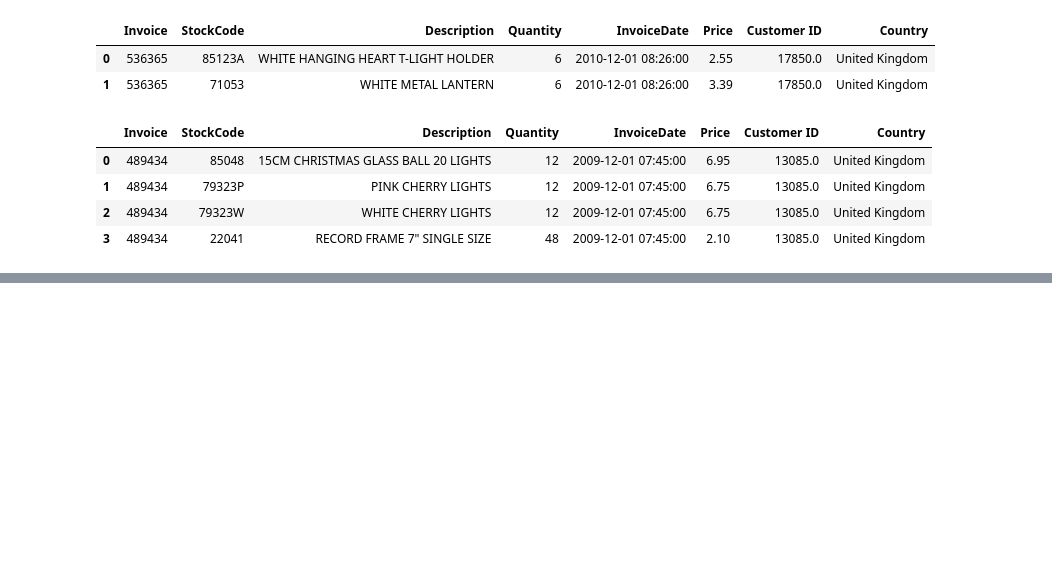
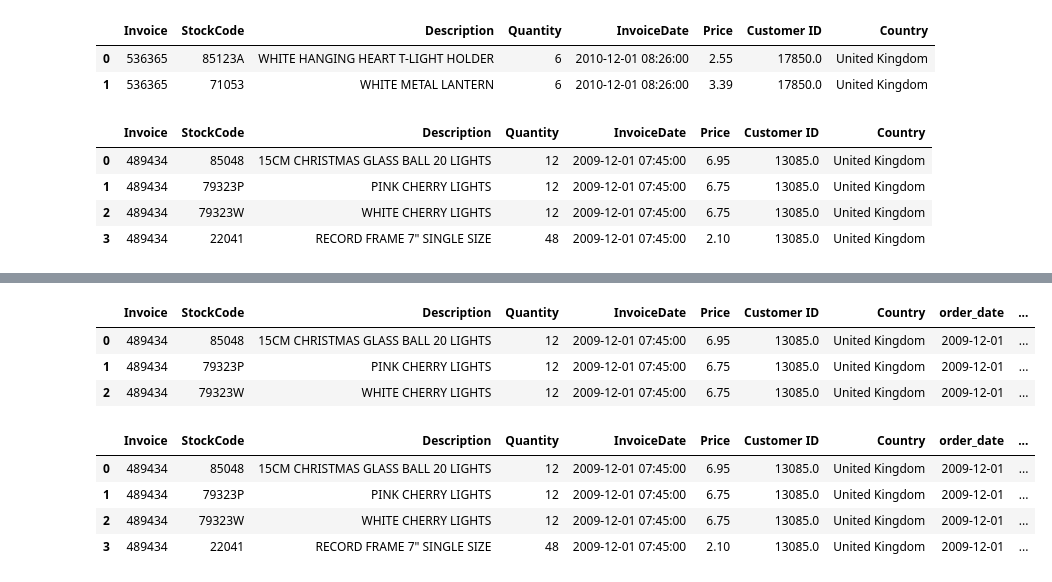
Before and after one commit to walethewave/Advanced-Retail-Analytics-Suite-Customer-Segmentation-Strategic-Insights, a Jupyter notebook: Retail.ipynb, the cells around one changed output, grey strips where cells are left out. Drawn from its saved outputs; the diff is of its cells as text; code cells hidden in the pictures; blank space fills up the shorter version.

```diff
--- a/Retail.ipynb
+++ b/Retail.ipynb
@@ -51,0 +97,6 @@ combined_df.head(4)
+# %%
+from datetime import datetime
+from datetime import timedelta
+convert_dict = {'InvoiceDate': str}
+combined_df= combined_df.astype(convert_dict)
+print(combined_df.dtypes)
@@ -51,0 +119,15 @@ combined_df.head(4)
+# %%
+combined_df.head(3)
+# %% [output]
+|  | Invoice | StockCode | Description | Quantity | InvoiceDate | Price | Customer ID | Country | order_date | ... |
+| 0 | 489434 | 85048 | 15CM CHRISTMAS GLASS BALL 20 LIGHTS | 12 | 2009-12-01 07:45:00 | 6.95 | 13085.0 | United Kingdom | 2009-12-01 | ... |
+| 1 | 489434 | 79323P | PINK CHERRY LIGHTS | 12 | 2009-12-01 07:45:00 | 6.75 | 13085.0 | United Kingdom | 2009-12-01 | ... |
+| 2 | 489434 | 79323W | WHITE CHERRY LIGHTS | 12 | 2009-12-01 07:45:00 | 6.75 | 13085.0 | United Kingdom | 2009-12-01 | ... |
+# %%
+combined_df.head(4)
+# %% [output]
+|  | Invoice | StockCode | Description | Quantity | InvoiceDate | Price | Customer ID | Country | order_date | ... |
+| 0 | 489434 | 85048 | 15CM CHRISTMAS GLASS BALL 20 LIGHTS | 12 | 2009-12-01 07:45:00 | 6.95 | 13085.0 | United Kingdom | 2009-12-01 | ... |
+| 1 | 489434 | 79323P | PINK CHERRY LIGHTS | 12 | 2009-12-01 07:45:00 | 6.75 | 13085.0 | United Kingdom | 2009-12-01 | ... |
+| 2 | 489434 | 79323W | WHITE CHERRY LIGHTS | 12 | 2009-12-01 07:45:00 | 6.75 | 13085.0 | United Kingdom | 2009-12-01 | ... |
+| 3 | 489434 | 22041 | RECORD FRAME 7" SINGLE SIZE | 48 | 2009-12-01 07:45:00 | 2.10 | 13085.0 | United Kingdom | 2009-12-01 | ... |
```
Also changed, not shown: parts of 21 cells of this notebook.
